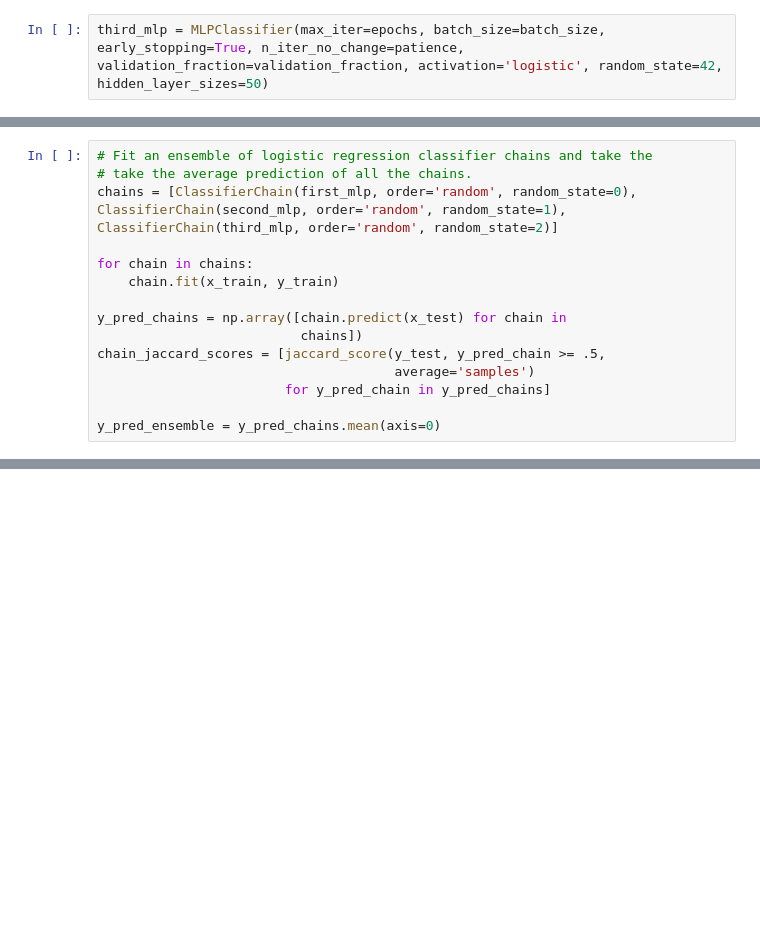
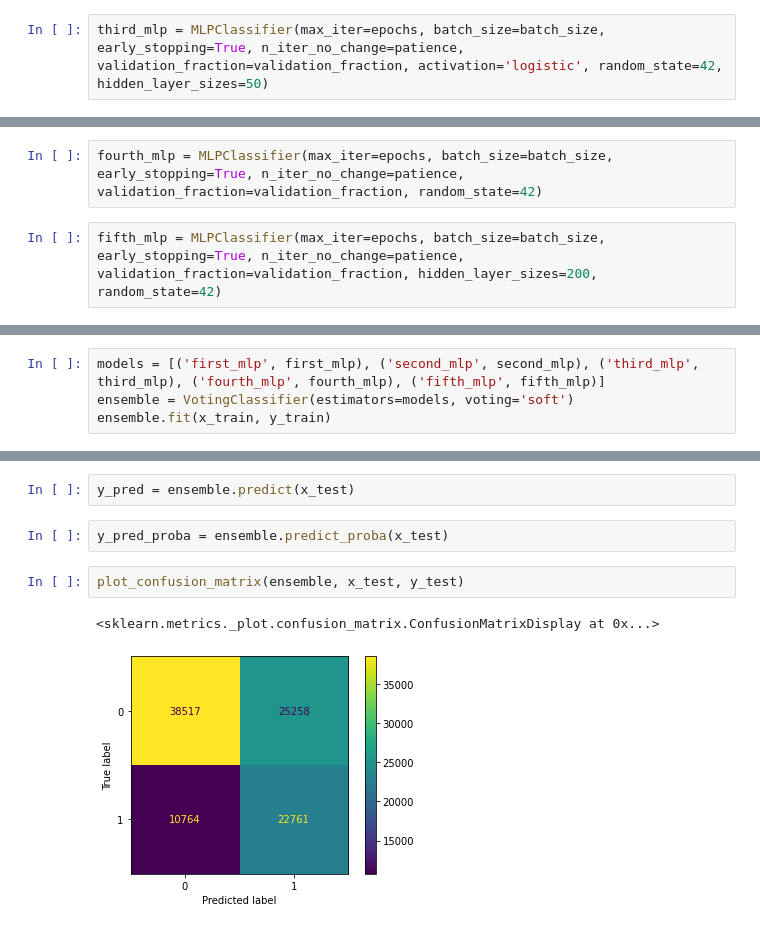
Before and after one commit to rafaelmotaalves/neural-networks, a Jupyter notebook: trn/ensambles.ipynb, the cells around one changed output, grey strips where cells are left out. Cells and saved outputs as stored; diff of their text form; blank space fills up the shorter version.

Commit message:
feat(trn): configure ensambles with sklearn VotingClassifier

```diff
--- a/trn/ensambles.ipynb
+++ b/trn/ensambles.ipynb
@@ -44,15 +34,0 @@ ovr_jaccard_score = jaccard_score(y_test, y_pred_ovr, average='samples')
-# %%
-# Fit an ensemble of logistic regression classifier chains and take the
-# take the average prediction of all the chains.
-chains = [ClassifierChain(first_mlp, order='random', random_state=0), ClassifierChain(second_mlp, order='random', random_state=1), ClassifierChain(third_mlp, order='random', random_state=2)]
-
-for chain in chains:
-    chain.fit(x_train, y_train)
-
-y_pred_chains = np.array([chain.predict(x_test) for chain in
-                          chains])
-chain_jaccard_scores = [jaccard_score(y_test, y_pred_chain >= .5,
-                                      average='samples')
-                        for y_pred_chain in y_pred_chains]
-
-y_pred_ensemble = y_pred_chains.mean(axis=0)
@@ -98,0 +35,4 @@ plt.show()
+# %%
+fourth_mlp = MLPClassifier(max_iter=epochs, batch_size=batch_size, early_stopping=True, n_iter_no_change=patience, validation_fraction=validation_fraction, random_state=42)
+# %%
+fifth_mlp = MLPClassifier(max_iter=epochs, batch_size=batch_size, early_stopping=True, n_iter_no_change=patience, validation_fraction=validation_fraction, hidden_layer_sizes=200, random_state=42)
@@ -98,0 +41,4 @@ plt.show()
+# %%
+models = [('first_mlp', first_mlp), ('second_mlp', second_mlp), ('third_mlp', third_mlp), ('fourth_mlp', fourth_mlp), ('fifth_mlp', fifth_mlp)]
+ensemble = VotingClassifier(estimators=models, voting='soft')
+ensemble.fit(x_train, y_train)
@@ -99 +63,10 @@ plt.show()
+# %%
+y_pred = ensemble.predict(x_test)
+# %%
+y_pred_proba = ensemble.predict_proba(x_test)
+# %%
+plot_confusion_matrix(ensemble, x_test, y_test)
+# %% [output]
+<sklearn.metrics._plot.confusion_matrix.ConfusionMatrixDisplay at 0x...>
+[figure, added]
 # %%
```
Also changed, not shown: parts of 9 cells of this notebook.
